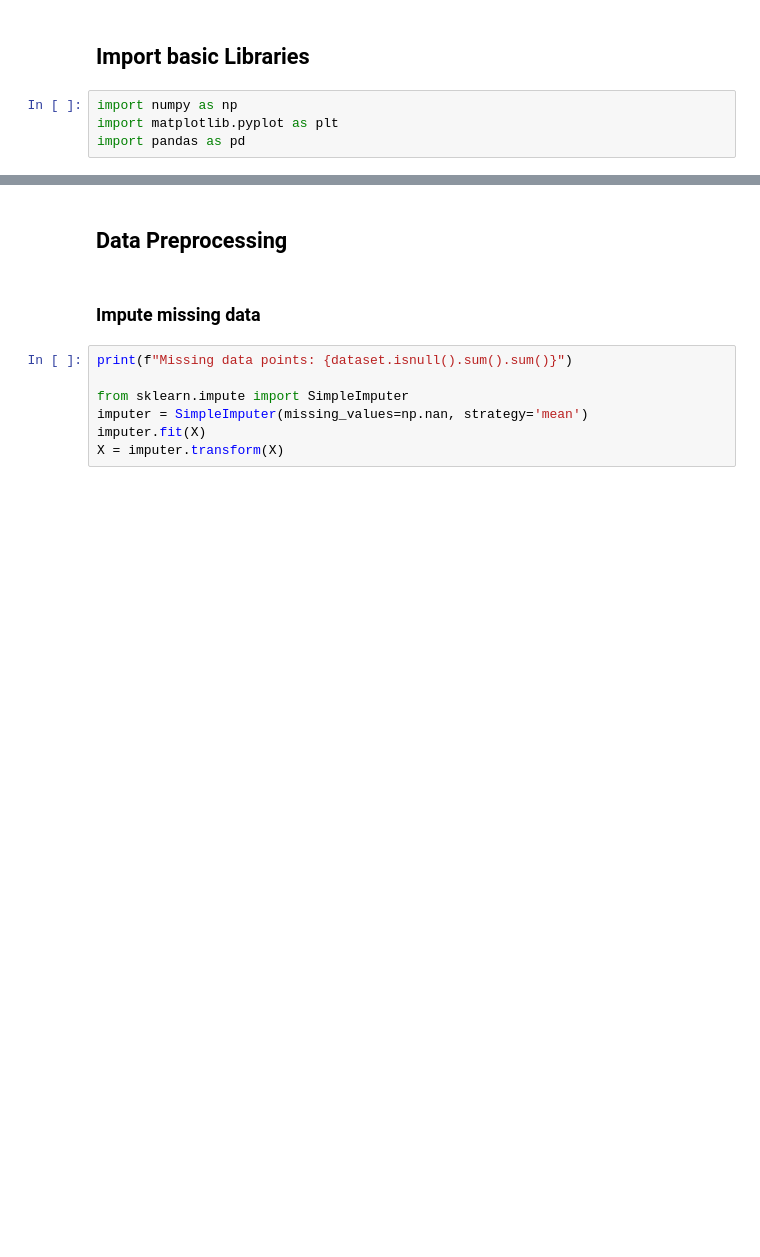
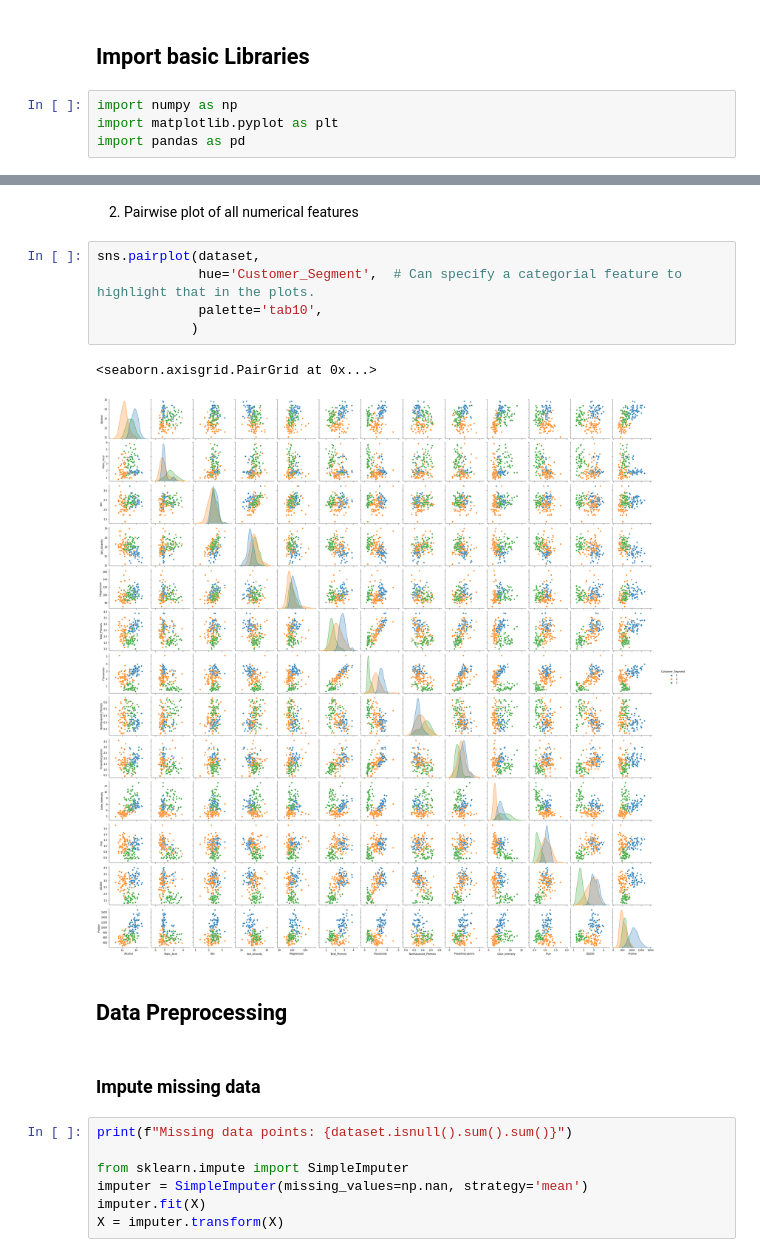
Before and after one commit to Kaudse/ML-Template, a Jupyter notebook: ML_Template.ipynb, the cells around one changed output, grey strips where cells are left out. Cells and saved outputs as stored; diff of their text form; blank space fills up the shorter version.

```diff
--- a/ML_Template.ipynb
+++ b/ML_Template.ipynb
@@ -17,3 +77,13 @@ print(y)
+# %% [markdown]
+2. Pairwise plot of all numerical features
+# %%
+sns.pairplot(dataset,
+             hue='Customer_Segment',  # Can specify a categorial feature to highlight that in the plots.
+             palette='tab10',
+            )
+# %% [output]
+<seaborn.axisgrid.PairGrid at 0x...>
+[figure, added]
 # %% [markdown]
 ## Data Preprocessing
 # %% [markdown]
```
Also changed, not shown: parts of 30 cells of this notebook, 3 other files.
